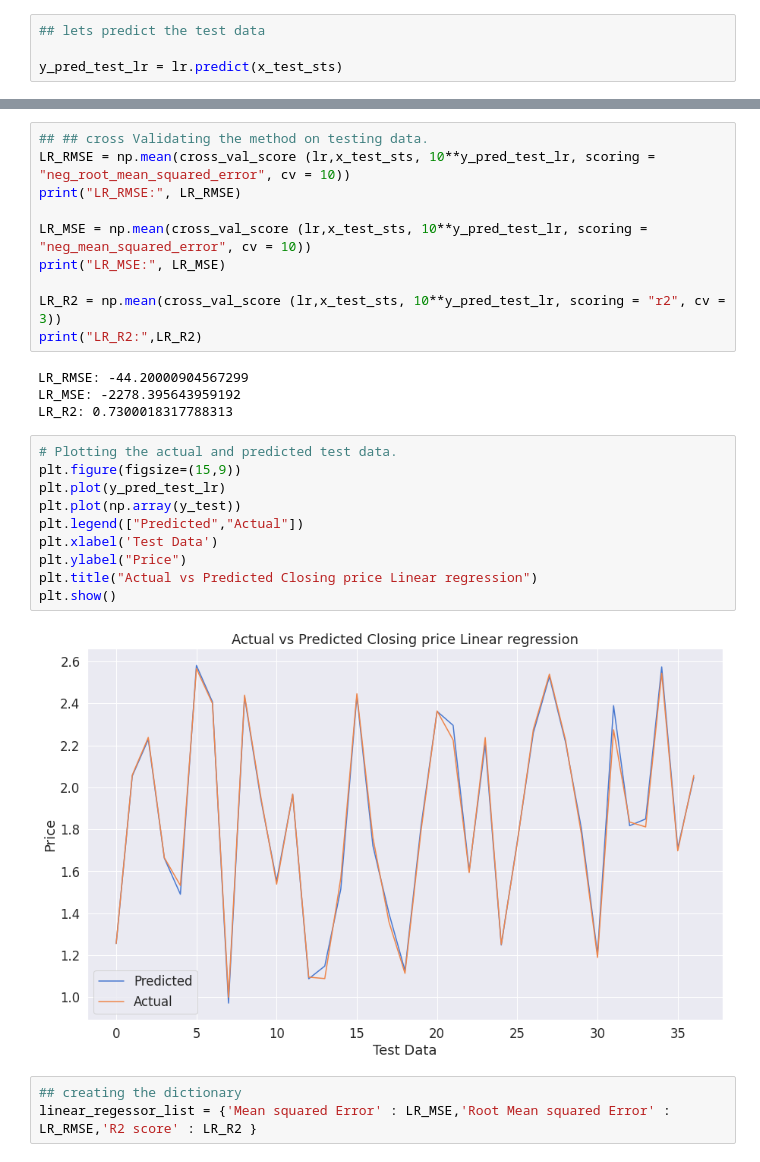
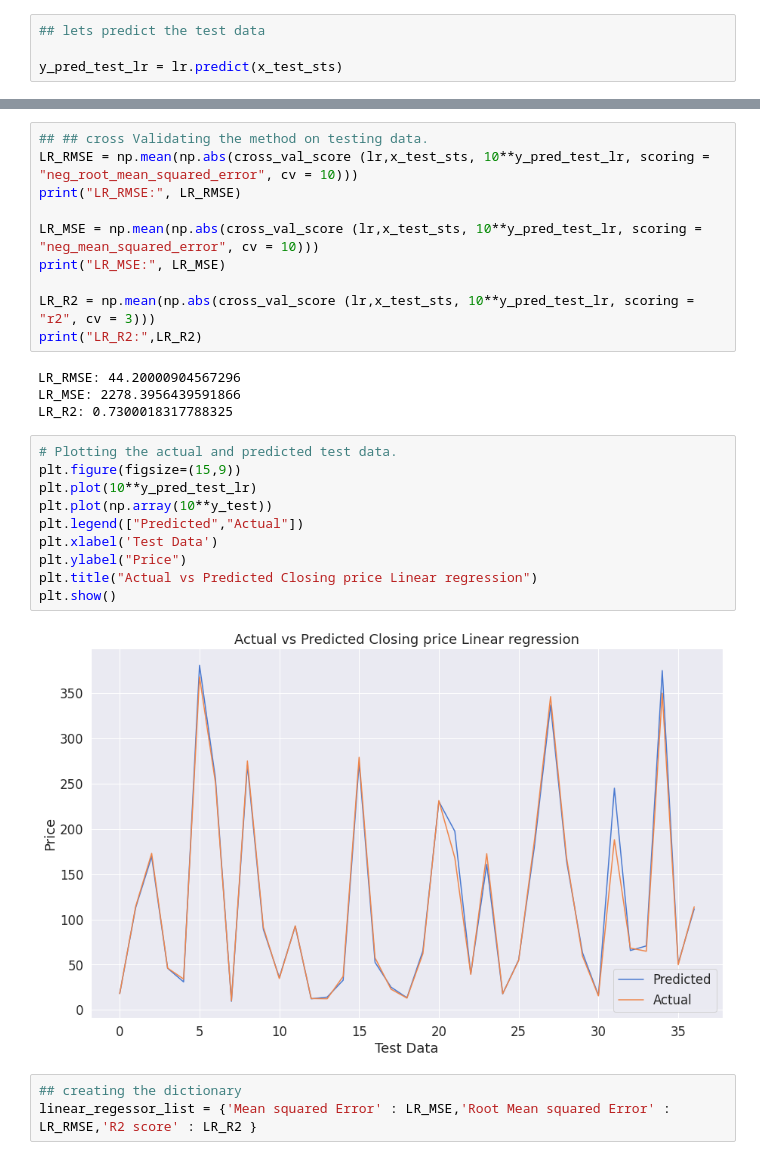
Before and after one commit to Amanr1996/ML_YesBankPrice_Pred_cap_project, a Jupyter notebook: Final_YesBankPricePredML_.ipynb, the cells around one changed output, grey strips where cells are left out. Cells and saved outputs as stored; diff of their text form.

```diff
--- a/Final_YesBankPricePredML_.ipynb
+++ b/Final_YesBankPricePredML_.ipynb
@@ -650,30 +650,30 @@ R2 score: 0.9953823819602713
 MASE: 0.012754876021031392
 # %%
 ## ## cross Validating the method on testing data.
-LR_RMSE = np.mean(cross_val_score (lr,x_test_sts, 10**y_pred_test_lr, scoring = "neg_root_mean_squared_error", cv = 10))
+LR_RMSE = np.mean(np.abs(cross_val_score (lr,x_test_sts, 10**y_pred_test_lr, scoring = "neg_root_mean_squared_error", cv = 10)))
 print("LR_RMSE:", LR_RMSE)
 
-LR_MSE = np.mean(cross_val_score (lr,x_test_sts, 10**y_pred_test_lr, scoring = "neg_mean_squared_error", cv = 10))
+LR_MSE = np.mean(np.abs(cross_val_score (lr,x_test_sts, 10**y_pred_test_lr, scoring = "neg_mean_squared_error", cv = 10)))
 print("LR_MSE:", LR_MSE)
 
-LR_R2 = np.mean(cross_val_score (lr,x_test_sts, 10**y_pred_test_lr, scoring = "r2", cv = 3))
+LR_R2 = np.mean(np.abs(cross_val_score (lr,x_test_sts, 10**y_pred_test_lr, scoring = "r2", cv = 3)))
 print("LR_R2:",LR_R2)
 # %% [output]
-LR_RMSE: -44.20000904567299
-LR_MSE: -2278.395643959192
-LR_R2: 0.7300018317788313
+LR_RMSE: 44.20000904567296
+LR_MSE: 2278.3956439591866
+LR_R2: 0.7300018317788325
 # %%
 # Plotting the actual and predicted test data.
 plt.figure(figsize=(15,9))
-plt.plot(y_pred_test_lr)
-plt.plot(np.array(y_test))
+plt.plot(10**y_pred_test_lr)
+plt.plot(np.array(10**y_test))
 plt.legend(["Predicted","Actual"])
 plt.xlabel('Test Data')
 plt.ylabel("Price")
 plt.title("Actual vs Predicted Closing price Linear regression")
 plt.show()
 # %% [output]
-[figure, old version]
+[figure, new version]
 # %%
 ## creating the dictionary
 linear_regessor_list = {'Mean squared Error' : LR_MSE,'Root Mean squared Error' : LR_RMSE,'R2 score' : LR_R2 }
```
Also changed, not shown: parts of 20 cells of this notebook.
